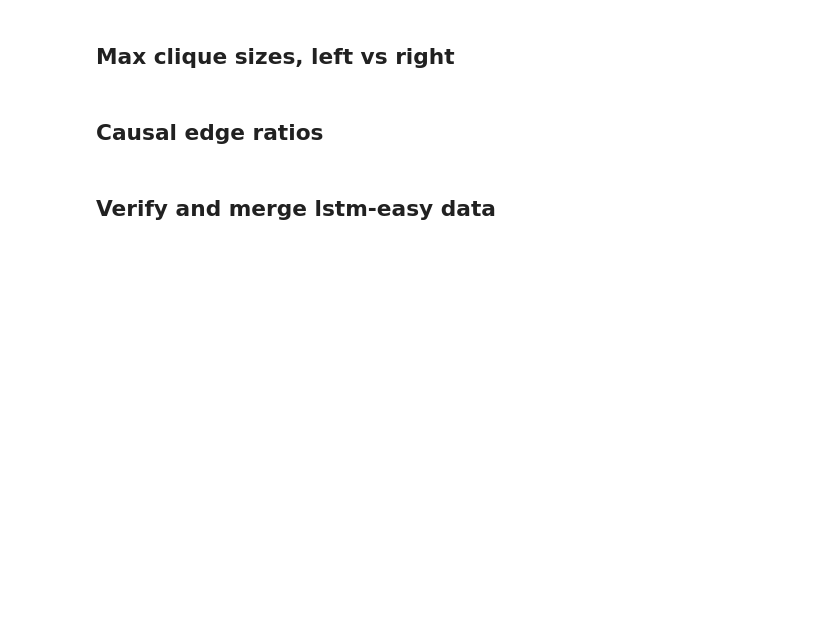
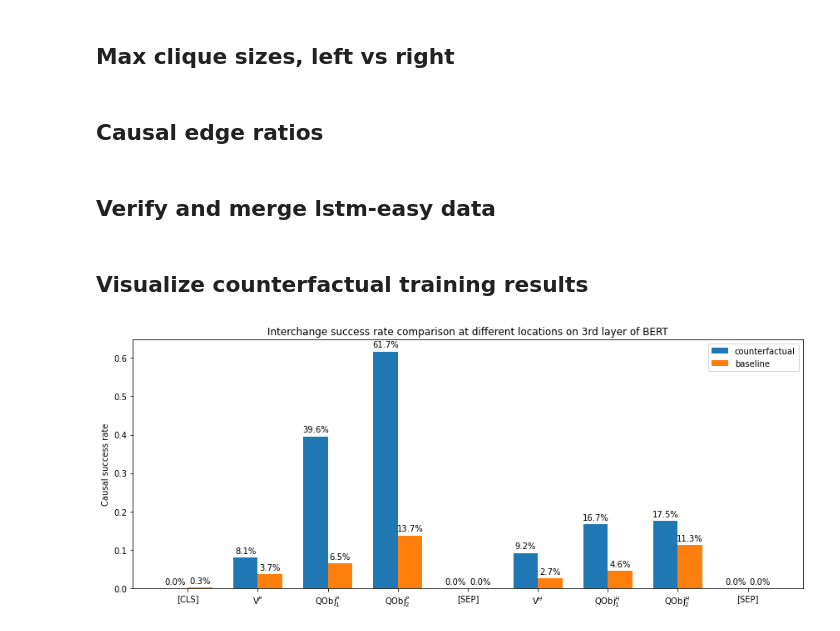
Before and after one commit to atticusg/Interchange, a Jupyter notebook: interchange_analysis.ipynb, the cells around one changed output. Drawn from its saved outputs; the diff is of its cells as text; code cells hidden in the pictures; blank space fills up the shorter version.

```diff
--- a/interchange_analysis.ipynb
+++ b/interchange_analysis.ipynb
@@ -756,3 +756,5 @@ def get_causal_edge_ratio(rows):
 #     }
 #     db.add_cols("experiment_data/lstm/lstm-easy.db", "results", update_dict,)
 #     db.update("experiment_data/lstm/lstm-easy.db", "results", update_dict, id=(row["id"]+1)//2)
+# %% [markdown]
+## Visualize counterfactual training results
@@ -758,0 +808,36 @@ def get_causal_edge_ratio(rows):
+# %%
+
+locs = [0, 8, 9, 10, 13, 21, 22, 23, 26]
+
+loc_to_name = ["[CLS]",
+              "QSubj$_1^P$", "QSubj$_2^P$", "AdjSubj$^P$", "NSubj$^P$", "Neg$_1^P$", "Neg$_2^P$",
+               "Adv$^P$", "V$^P$", "QObj$_1^P$", "QObj$_2^P$", "AdjObj$^P$", "NObj$^P$",
+              "[SEP]",
+              "QSubj$_1^H$", "QSubj$_2^H$", "AdjSubj$^H$", "NSubj$^H$", "Neg$_1^H$", "Neg$_2^H$",
+               "Adv$^H$", "V$^H$", "QObj$_1^H$", "QObj$_2^H$", "AdjObj$^H$", "NObj$^H$",
+              "[SEP]"]
+x_labels = [loc_to_name[l] for l in locs]
+
+# causal success rate = 3 / (2 + 3)
+def get_causal_success_rates(res_dict):
+    rates = []
+    r2 = res_dict["res_2_counts"]
+    r3 = res_dict["res_3_counts"]
+    for i in range(len(locs)):
+        rates.append(r3[i] / (r2[i] + r3[i]))
+
+    return rates
+
+cf_rates = get_causal_success_rates(cf_res_dict)
+base_rates = get_causal_success_rates(base_res_dict)
+
+multi_bar_plot(
+    x_labels=x_labels,
+    data=[cf_rates, base_rates],
+    category_labels=["counterfactual", "baseline"],
+    bar_y_label="Causal success rate",
+    title="Interchange success rate comparison at different locations on 3rd layer of BERT",
+    width=0.7,
+    bar_label_fmt='{:.1%}')
+# %% [output]
+[figure, added]
```
Also changed, not shown: parts of 3 cells of this notebook, 3 other files.
